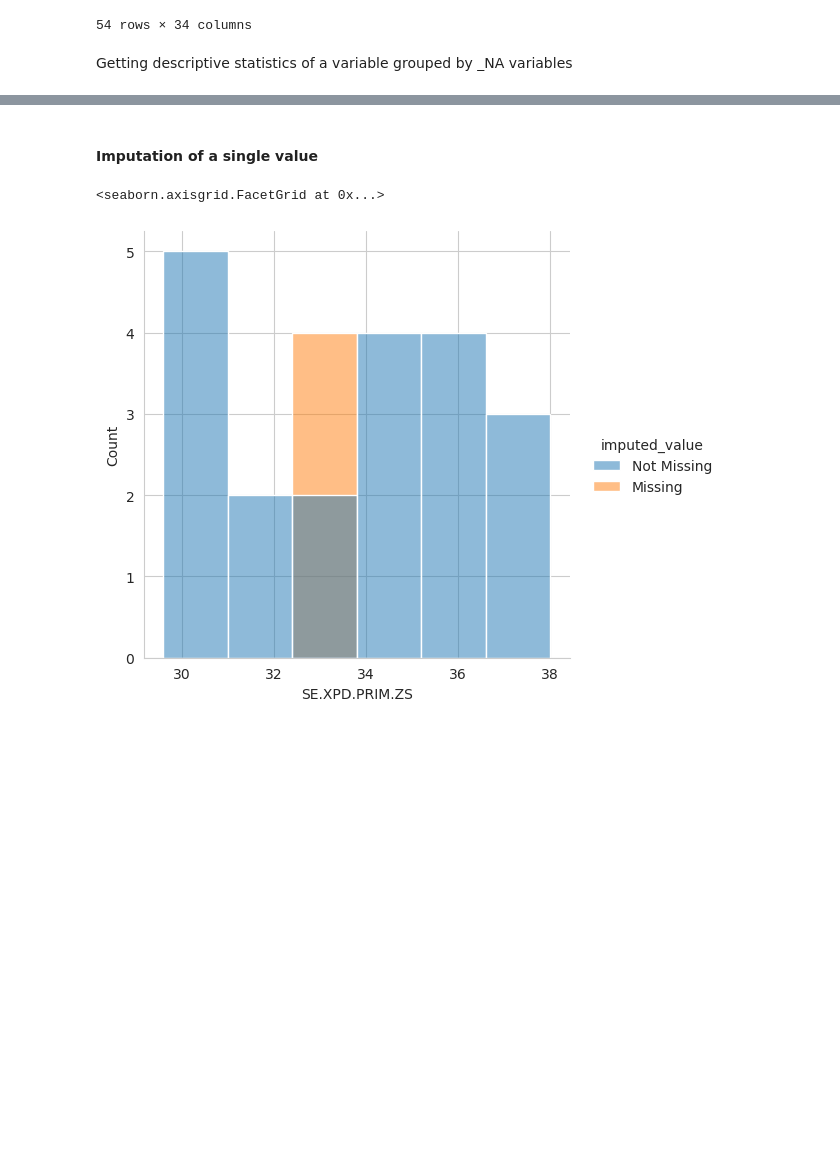
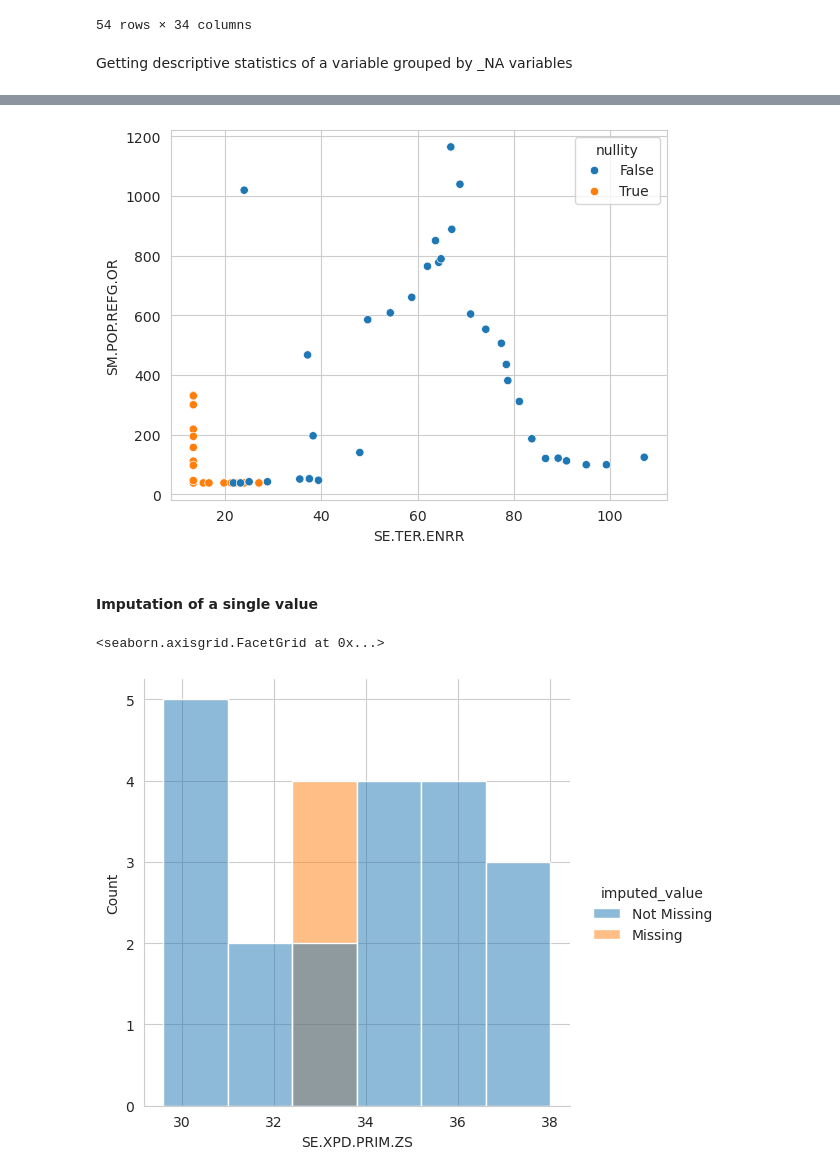
Before and after one commit to alejo-cuello/research-on-argentina, a Jupyter notebook: notebooks/0.1-alejo-explore_data.ipynb, the cells around one changed output, grey strips where cells are left out. Saved outputs shown, nothing was run; the diff lists cells and outputs as text; code cells hidden in the pictures; blank space fills up the shorter version.

```diff
--- a/notebooks/0.1-alejo-explore_data.ipynb
+++ b/notebooks/0.1-alejo-explore_data.ipynb
@@ -404,3 +371,7 @@ missingno.dendrogram(df=arg_di_df_best_cases)
+# %%
+plot_2_missing(shadow_matrix, columns_with_missing_values[0]+"_NA", columns_with_missing_values[1]+"_NA")
+# %% [output]
+[figure, added]
 # %% [markdown]
 #### Imputation of a single value
 # %%
```
Also changed, not shown: parts of 16 cells of this notebook, 1 other file.
